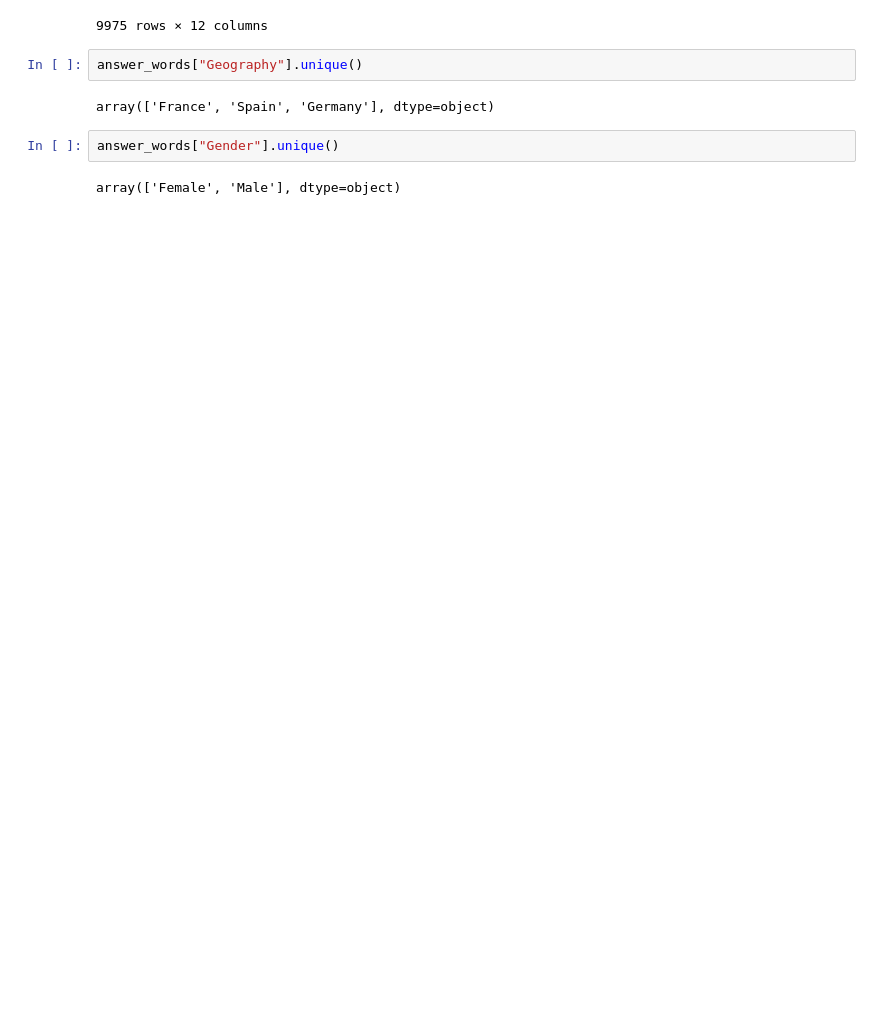
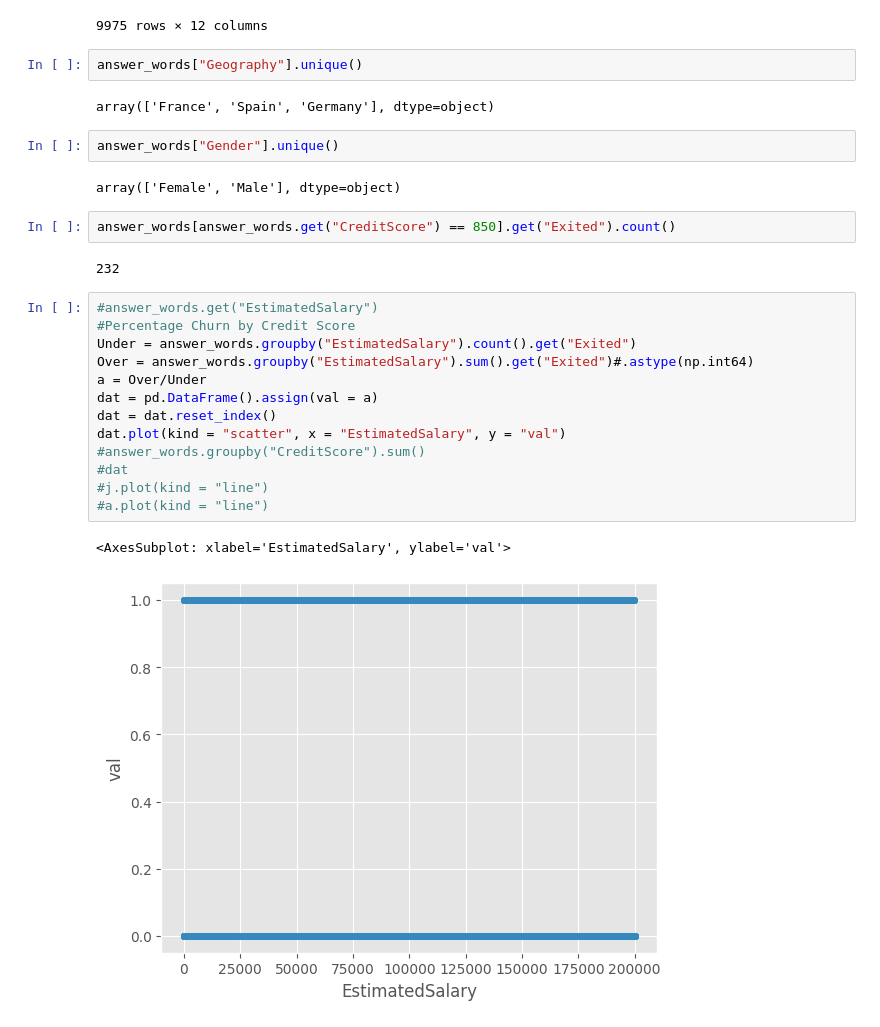
Before and after one commit to DhruvK0/TCG-Tech-Final-Project-2022, a Jupyter notebook: notebook_Mihir.ipynb, the cells around one changed output. Drawn from its saved outputs; the diff is of its cells as text; blank space fills up the shorter version.

```diff
--- a/notebook_Mihir.ipynb
+++ b/notebook_Mihir.ipynb
@@ -152,3 +159,23 @@ array(['France', 'Spain', 'Germany'], dtype=object)
 answer_words["Gender"].unique()
 # %% [output]
 array(['Female', 'Male'], dtype=object)
+# %%
+answer_words[answer_words.get("CreditScore") == 850].get("Exited").count()
+# %% [output]
+232
+# %%
+#answer_words.get("EstimatedSalary")
+#Percentage Churn by Credit Score
+Under = answer_words.groupby("EstimatedSalary").count().get("Exited")
+Over = answer_words.groupby("EstimatedSalary").sum().get("Exited")#.astype(np.int64)
+a = Over/Under
+dat = pd.DataFrame().assign(val = a)
+dat = dat.reset_index()
+dat.plot(kind = "scatter", x = "EstimatedSalary", y = "val")
+#answer_words.groupby("CreditScore").sum()
+#dat
+#j.plot(kind = "line")
+#a.plot(kind = "line")
+# %% [output]
+<AxesSubplot: xlabel='EstimatedSalary', ylabel='val'>
+[figure, added]
```
Also changed, not shown: parts of 3 cells of this notebook.
